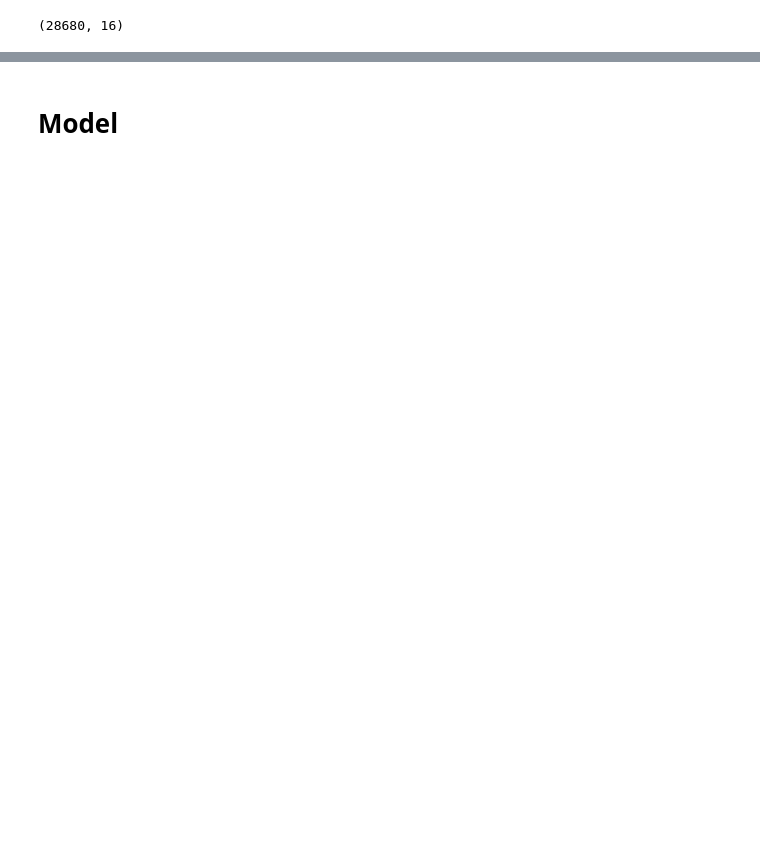
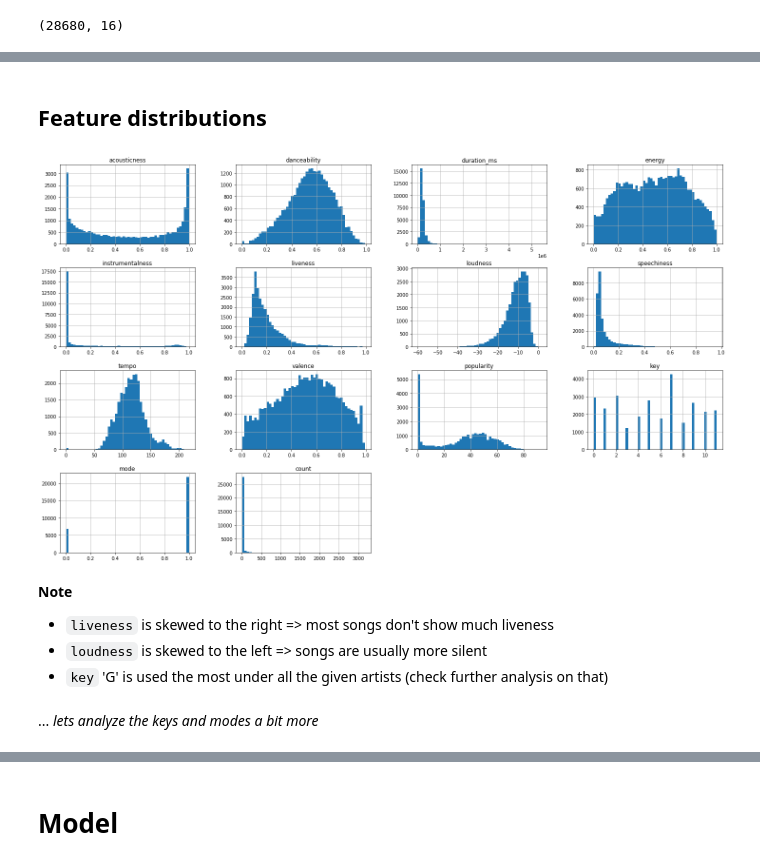
Before and after one commit to moritzgeiger/artist_recommender, a Jupyter notebook: notebooks/Artist_recommender.ipynb, the cells around one changed output, grey strips where cells are left out. Saved outputs shown, nothing was run; the diff lists cells and outputs as text; code cells hidden in the pictures; blank space fills up the shorter version.

````diff
--- a/notebooks/Artist_recommender.ipynb
+++ b/notebooks/Artist_recommender.ipynb
@@ -38,0 +117,15 @@ df.sample(10)
+# %% [markdown]
+## Feature distributions
+# %%
+# Plotting distributions
+df.hist(bins=50, figsize=(25,15))
+plt.show()
+# %% [output]
+[figure, added]
+# %% [markdown]
+**Note**<br>
+- ```liveness``` is skewed to the right => most songs don't show much liveness
+- ```loudness``` is skewed to the left => songs are usually more silent
+- ```key``` 'G' is used the most under all the given artists (check further analysis on that)
+# %% [markdown]
+... _lets analyze the keys and modes a bit more_
````
Also changed, not shown: parts of 45 cells of this notebook.
